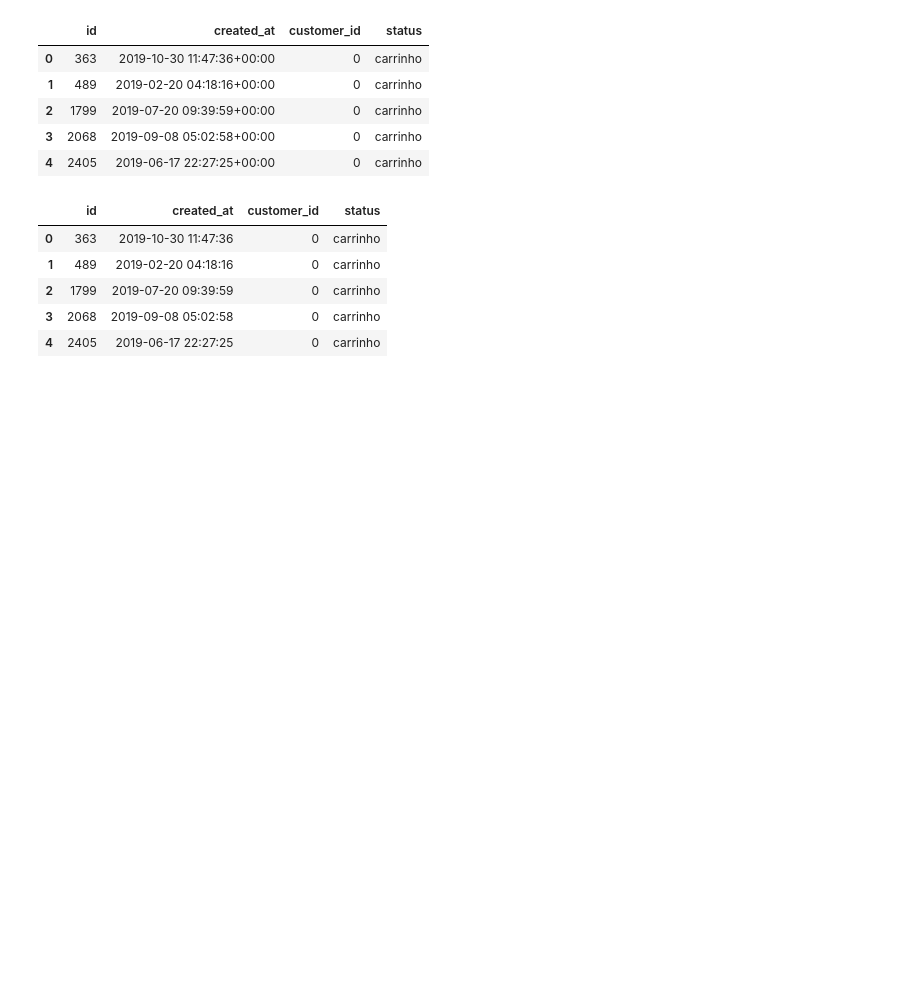
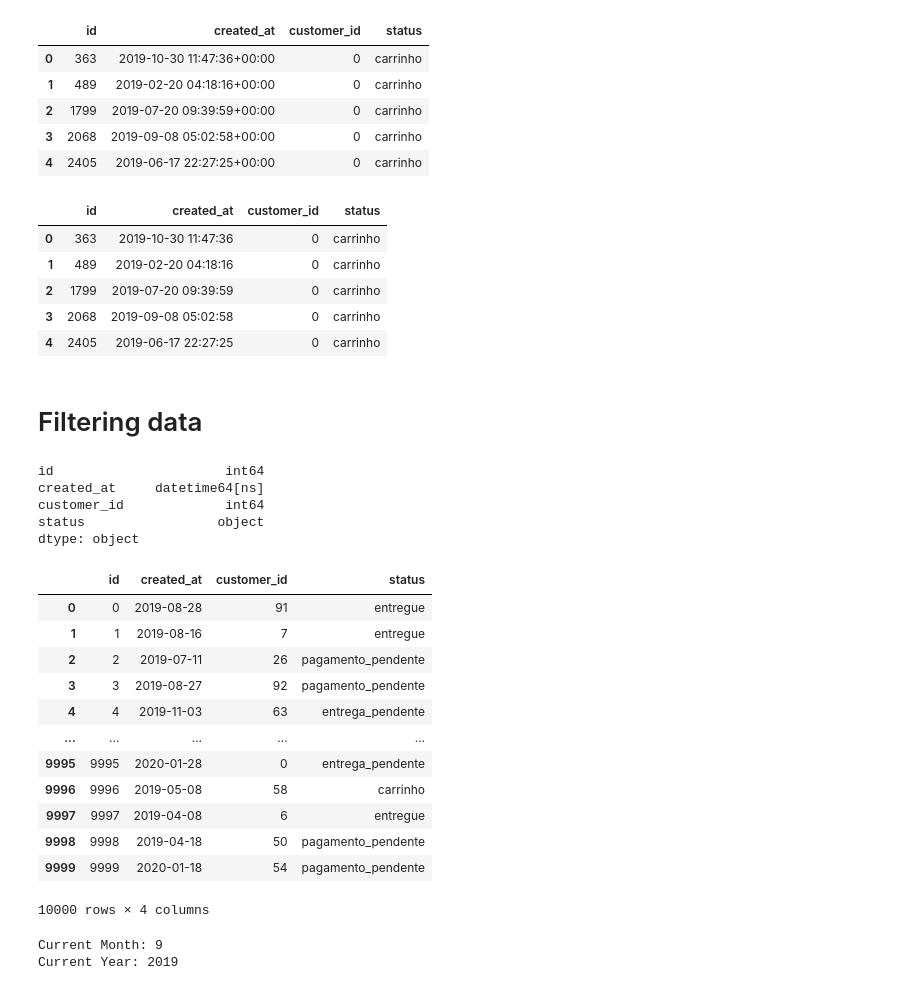
Before and after one commit to pcmoraesmenezes/ETL, a Jupyter notebook: initial_project.ipynb, the cells around one changed output. Cells and saved outputs as stored; diff of their text form; code cells hidden in the pictures; blank space fills up the shorter version.

Commit message:
:sparkles: feat: Now I've handle with filter and how to keep the data historic

```diff
--- a/initial_project.ipynb
+++ b/initial_project.ipynb
@@ -223,3 +223,5 @@ dfs['order'].head()
 | 2 | 1799 | 2019-07-20 09:39:59 | 0 | carrinho |
 | 3 | 2068 | 2019-09-08 05:02:58 | 0 | carrinho |
 | 4 | 2405 | 2019-06-17 22:27:25 | 0 | carrinho |
+# %% [markdown]
+# Filtering data
@@ -225,0 +234,43 @@ dfs['order'].head()
+# %%
+df = pd.read_excel('data/Ordens.xlsx')
+# %%
+print(df.dtypes)
+# %% [output]
+id                      int64
+created_at     datetime64[ns]
+customer_id             int64
+status                 object
+dtype: object
+# %%
+df['created_at'] = pd.to_datetime(df['created_at']).dt.tz_localize(None)
+
+# ns
+
+df['created_at'] = df['created_at'].dt.strftime('%Y-%m-%d')
+df['created_at'] = pd.to_datetime(df['created_at'])
+# %%
+df
+# %% [output]
+|  | id | created_at | customer_id | status |
+| 0 | 0 | 2019-08-28 | 91 | entregue |
+| 1 | 1 | 2019-08-16 | 7 | entregue |
+| 2 | 2 | 2019-07-11 | 26 | pagamento_pendente |
+| 3 | 3 | 2019-08-27 | 92 | pagamento_pendente |
+| 4 | 4 | 2019-11-03 | 63 | entrega_pendente |
+| ... | ... | ... | ... | ... |
+| 9995 | 9995 | 2020-01-28 | 0 | entrega_pendente |
+| 9996 | 9996 | 2019-05-08 | 58 | carrinho |
+| 9997 | 9997 | 2019-04-08 | 6 | entregue |
+| 9998 | 9998 | 2019-04-18 | 50 | pagamento_pendente |
+| 9999 | 9999 | 2020-01-18 | 54 | pagamento_pendente |
+10000 rows × 4 columns
+# %%
+today = datetime.now()
+
+current_month = today.month
+current_year = today.year - 5
+
+print(f'Current Month: {current_month}\nCurrent Year: {current_year}')
+# %% [output]
+Current Month: 9
+Current Year: 2019
```
Also changed, not shown: parts of 20 cells of this notebook.
